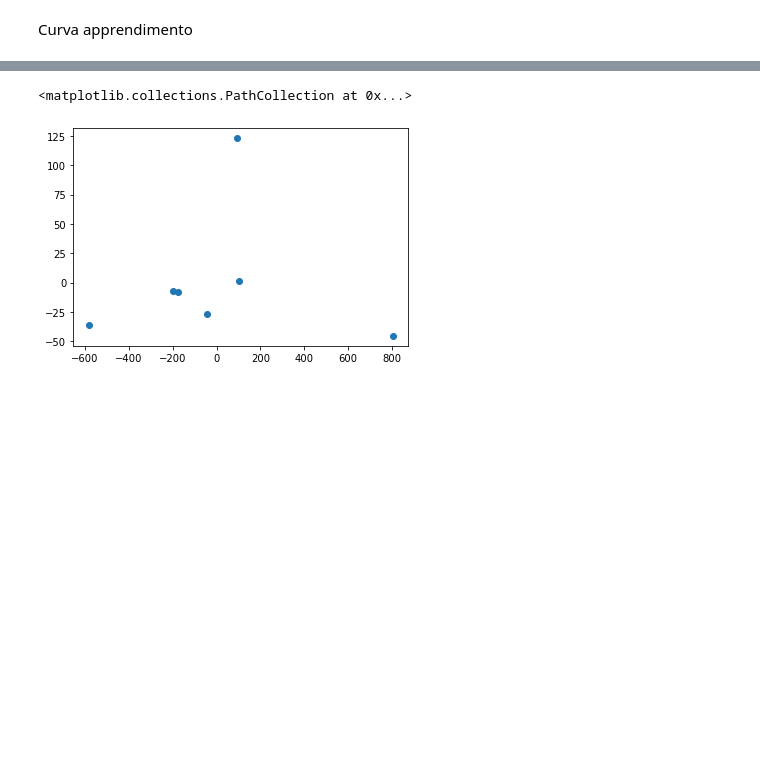
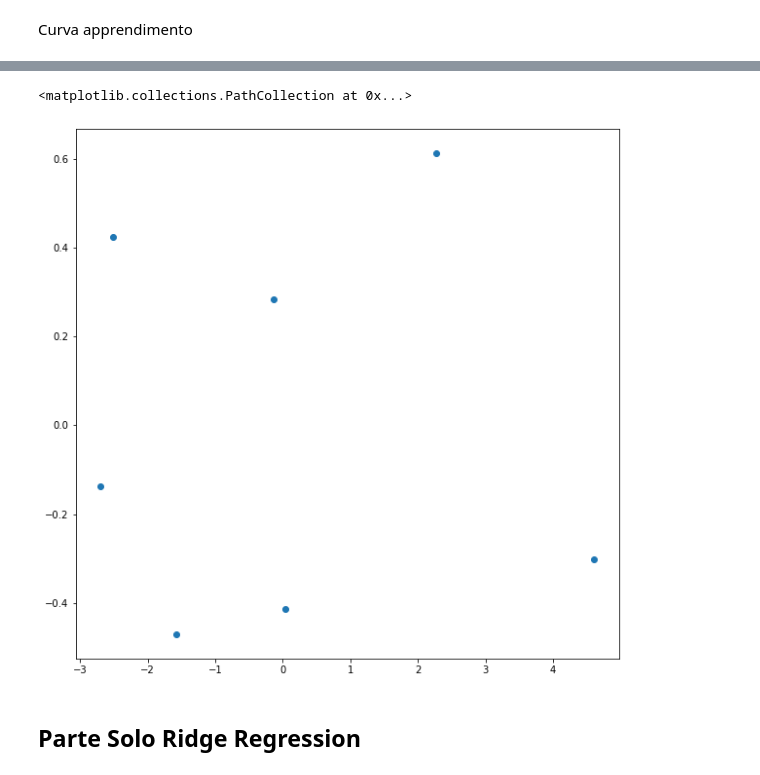
Before and after one commit to mikymaione/HousingPrices, a Jupyter notebook: Source code/HousingPrices/main.ipynb, the cells around one changed output, grey strips where cells are left out. Cells and saved outputs as stored; diff of their text form; code cells hidden in the pictures; blank space fills up the shorter version.

```diff
--- a/Source code/HousingPrices/main.ipynb
+++ b/Source code/HousingPrices/main.ipynb
@@ -127,7 +121,7 @@ y = data_frame[column_to_predict]
 ## Analisi algoritmo di apprendimento
 # %%
 # sostituire con il nostro medoto
-learner = Ridge(alpha=1, normalize=True)
-scores = cross_val_score(learner, X, y, cv=6, scoring=RMS)
+learner = Ridge(alpha=0.000000001, normalize=True)
+scores = cross_val_score(learner, X, y, cv=5, scoring=RMS)
 numpy.round(-scores.mean(), decimals=2)
 # %% [output]
@@ -193,5 +195,5 @@ We project all the datapoints on the four principal components. Then we check th
 # %%
-pca = decomposition.PCA(n_components=4)
+pca = decomposition.PCA(n_components=2)
 pca.fit(X)
 X_pca = pca.transform(X)
 # %%
@@ -229,11 +234,14 @@ for s in range(150, 301, 25):
 
 coef_matrix = numpy.array(coef_list)
 # %%
-pca = decomposition.PCA(n_components=4)
+pca = decomposition.PCA(n_components=2)
 pca.fit(coef_matrix)
 coef_pca = pca.transform(coef_matrix)
 # %%
+plt.figure(figsize=(10, 10))
 plt.scatter(coef_pca[:,0], coef_pca[:,1])
 # %% [output]
 <matplotlib.collections.PathCollection at 0x...>
-[figure, old version]
+[figure, new version]
+# %% [markdown]
+## Parte Solo Ridge Regression
```
Also changed, not shown: parts of 18 cells of this notebook.
